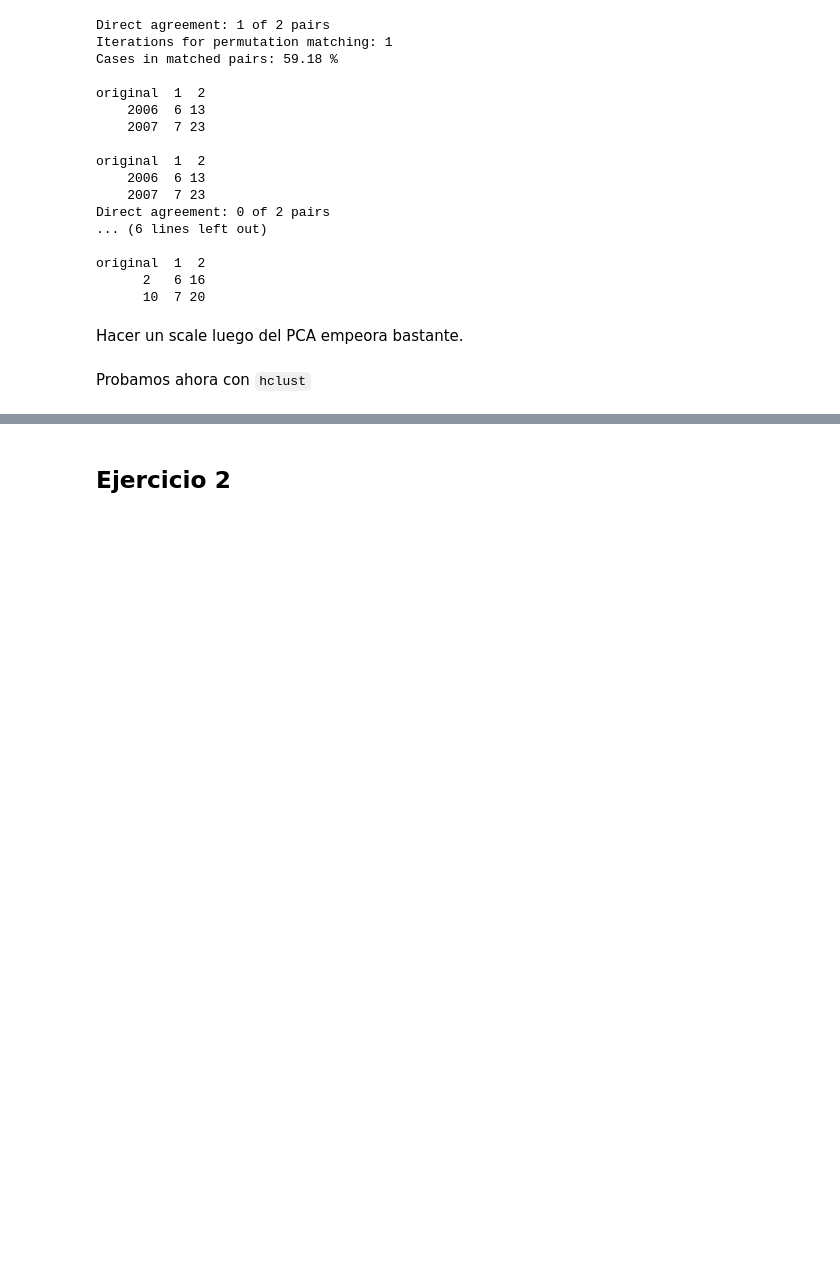
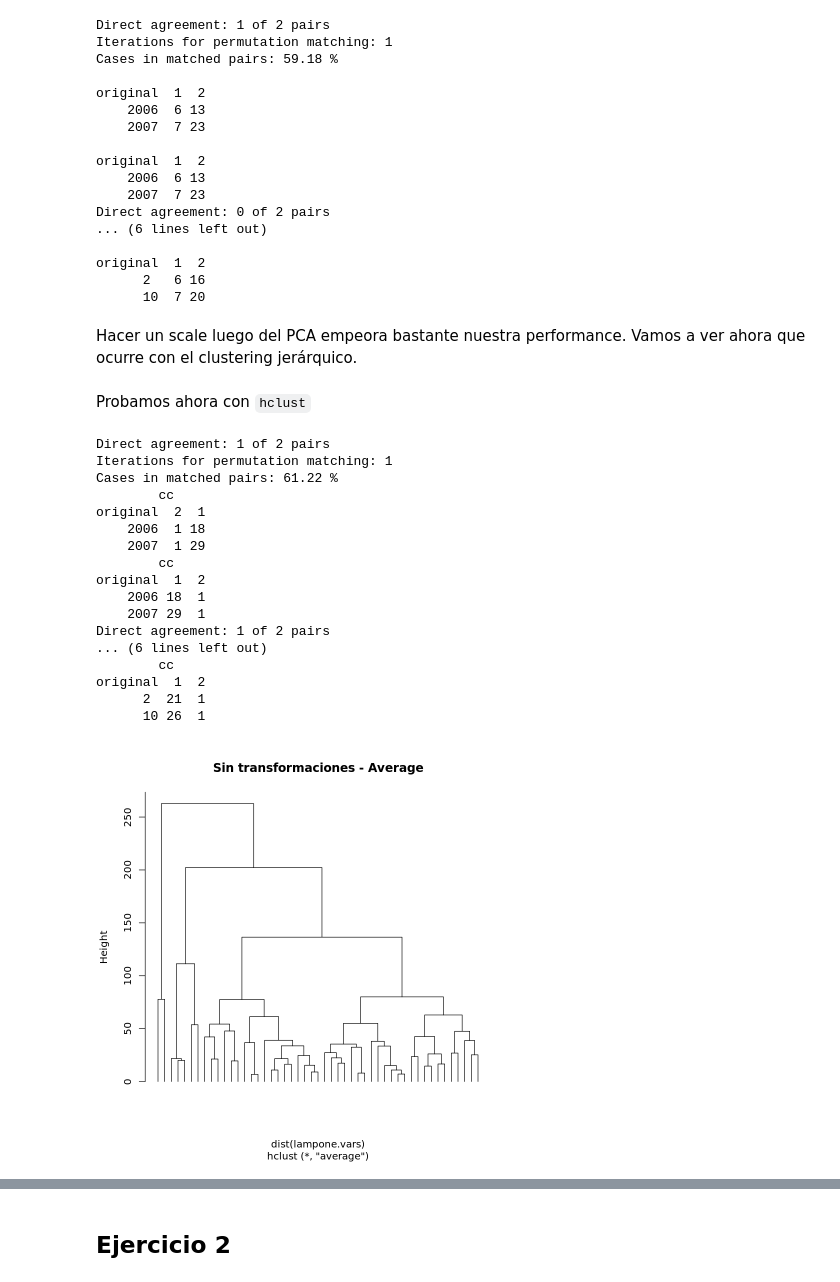
Before and after one commit to natimellino/mineria-de-datos, a Jupyter notebook: TP3.ipynb, the cells around one changed output, grey strips where cells are left out. Saved outputs shown, nothing was run; the diff lists cells and outputs as text; code cells hidden in the pictures; blank space fills up the shorter version.

```diff
--- a/TP3.ipynb
+++ b/TP3.ipynb
@@ -253,7 +296,31 @@ original  1  2
       2   6 16
       10  7 20
 # %% [markdown]
-Hacer un scale luego del PCA empeora bastante.
+Hacer un scale luego del PCA empeora bastante nuestra performance. Vamos a ver ahora que ocurre con el clustering jerárquico.
 # %% [markdown]
 Probamos ahora con `hclust`
+# %%
+lampone.vars.hc <- hclust(dist(lampone.vars), method="average")
+plot(lampone.vars.hc,  labels = FALSE, hang = -1, main = "Sin transformaciones - Average")
+check.cluster.hc(cutree(lampone.vars.hc, k=2), lampone[, 1])
+check.cluster.hc(cutree(lampone.vars.hc, k=2), lampone[, 143])
+# %% [output]
+Direct agreement: 1 of 2 pairs
+Iterations for permutation matching: 1
+Cases in matched pairs: 61.22 %
+        cc
+original  2  1
+    2006  1 18
+    2007  1 29
+        cc
+original  1  2
+    2006 18  1
+    2007 29  1
+Direct agreement: 1 of 2 pairs
+... (6 lines left out)
+        cc
+original  1  2
+      2  21  1
+      10 26  1
+[figure, added]
 # %%
```
Also changed, not shown: parts of 39 cells of this notebook.
